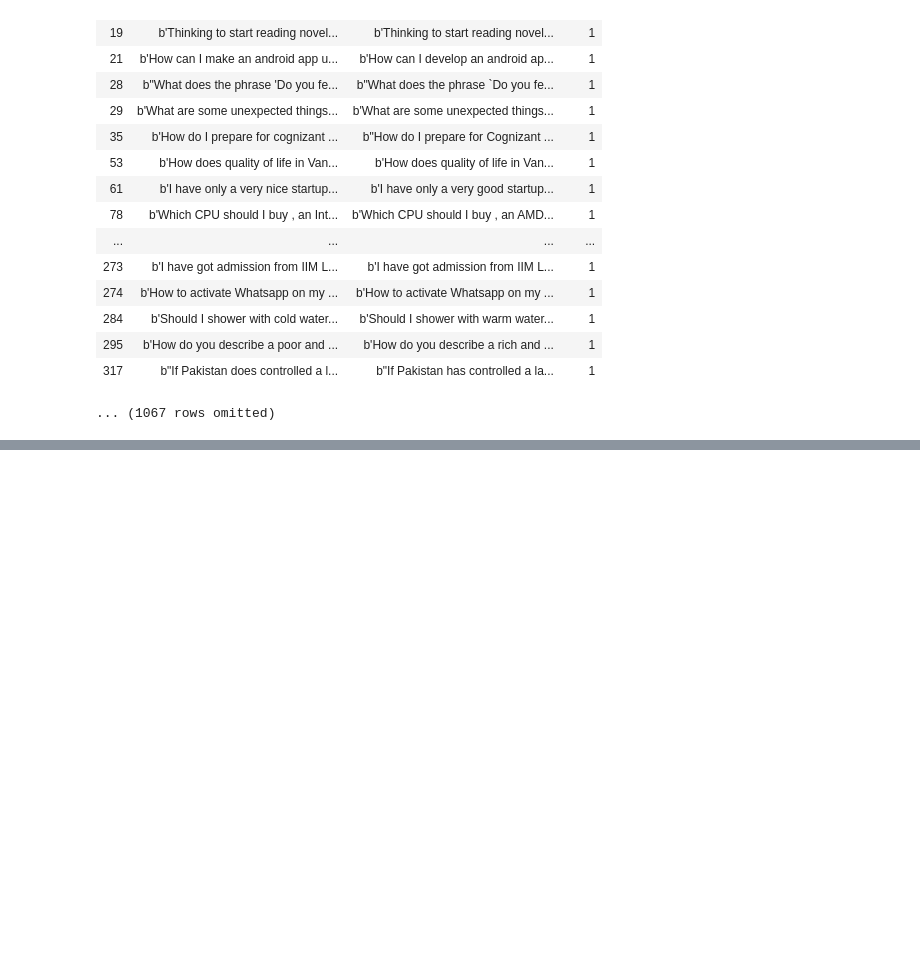
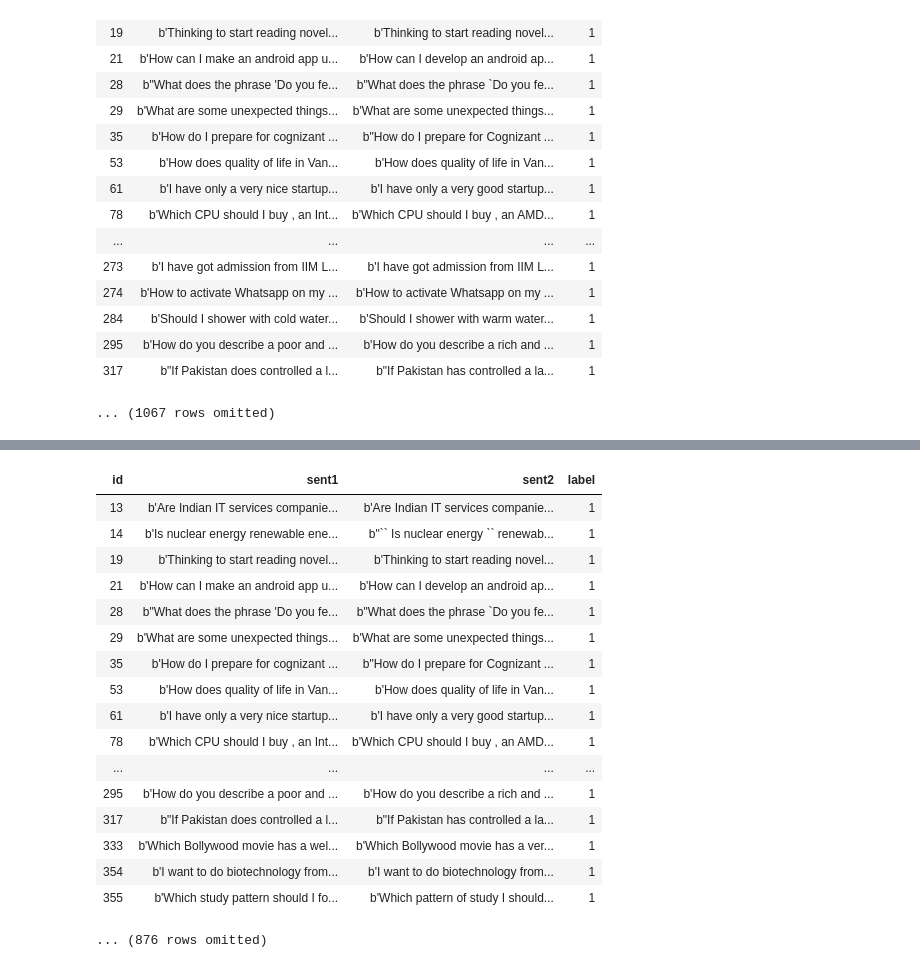
Before and after one commit to AladarMiao/Sinica, a Jupyter notebook: BiLSTM_PAWS_QQP.ipynb, the cells around one changed output, grey strips where cells are left out. Cells and saved outputs as stored; diff of their text form; code cells hidden in the pictures; blank space fills up the shorter version.

```diff
--- a/BiLSTM_PAWS_QQP.ipynb
+++ b/BiLSTM_PAWS_QQP.ipynb
@@ -704,0 +779,21 @@ error_analysis.show(30)
+# %%
+error_analysis.where("label", are.equal_to(1)).show(30)
+# %% [output]
+| id | sent1 | sent2 | label |
+| 13 | b'Are Indian IT services companie... | b'Are Indian IT services companie... | 1 |
+| 14 | b'Is nuclear energy renewable ene... | b"`` Is nuclear energy `` renewab... | 1 |
+| 19 | b'Thinking to start reading novel... | b'Thinking to start reading novel... | 1 |
+| 21 | b'How can I make an android app u... | b'How can I develop an android ap... | 1 |
+| 28 | b"What does the phrase 'Do you fe... | b"What does the phrase `Do you fe... | 1 |
+| 29 | b'What are some unexpected things... | b'What are some unexpected things... | 1 |
+| 35 | b'How do I prepare for cognizant ... | b"How do I prepare for Cognizant ... | 1 |
+| 53 | b'How does quality of life in Van... | b'How does quality of life in Van... | 1 |
+| 61 | b'I have only a very nice startup... | b'I have only a very good startup... | 1 |
+| 78 | b'Which CPU should I buy , an Int... | b'Which CPU should I buy , an AMD... | 1 |
+| ... | ... | ... | ... |
+| 295 | b'How do you describe a poor and ... | b'How do you describe a rich and ... | 1 |
+| 317 | b"If Pakistan does controlled a l... | b"If Pakistan has controlled a la... | 1 |
+| 333 | b'Which Bollywood movie has a wel... | b'Which Bollywood movie has a ver... | 1 |
+| 354 | b'I want to do biotechnology from... | b'I want to do biotechnology from... | 1 |
+| 355 | b'Which study pattern should I fo... | b'Which pattern of study I should... | 1 |
+... (876 rows omitted)
```
Also changed, not shown: parts of 9 cells of this notebook.
